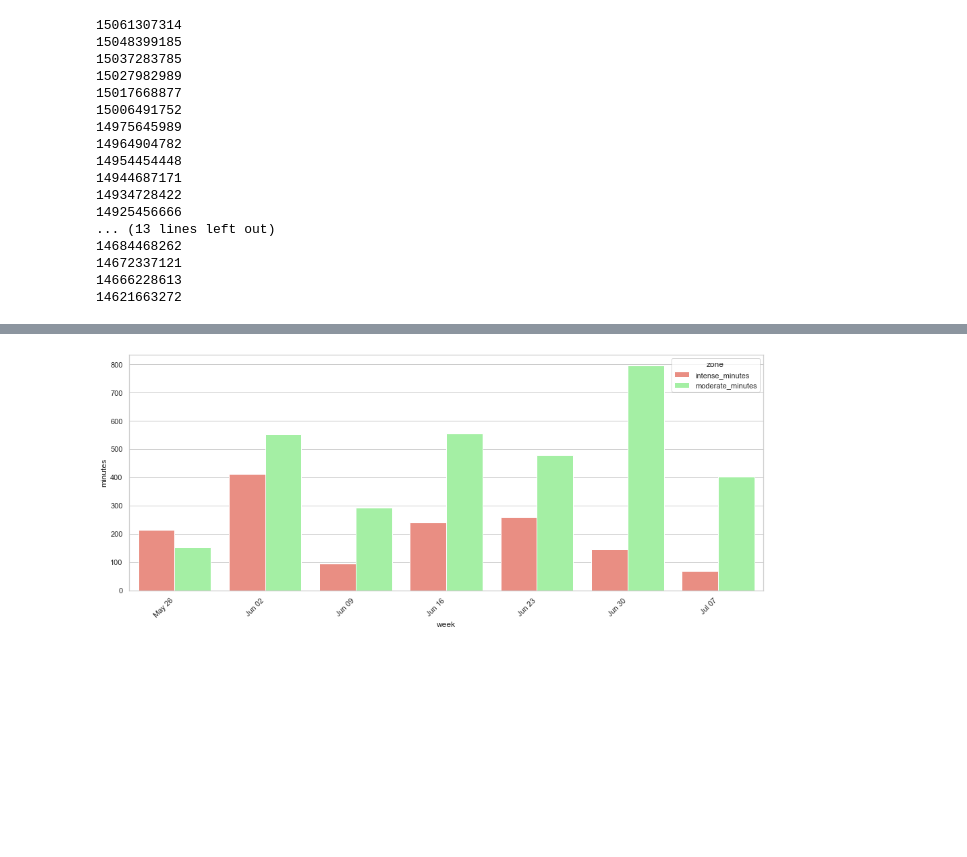
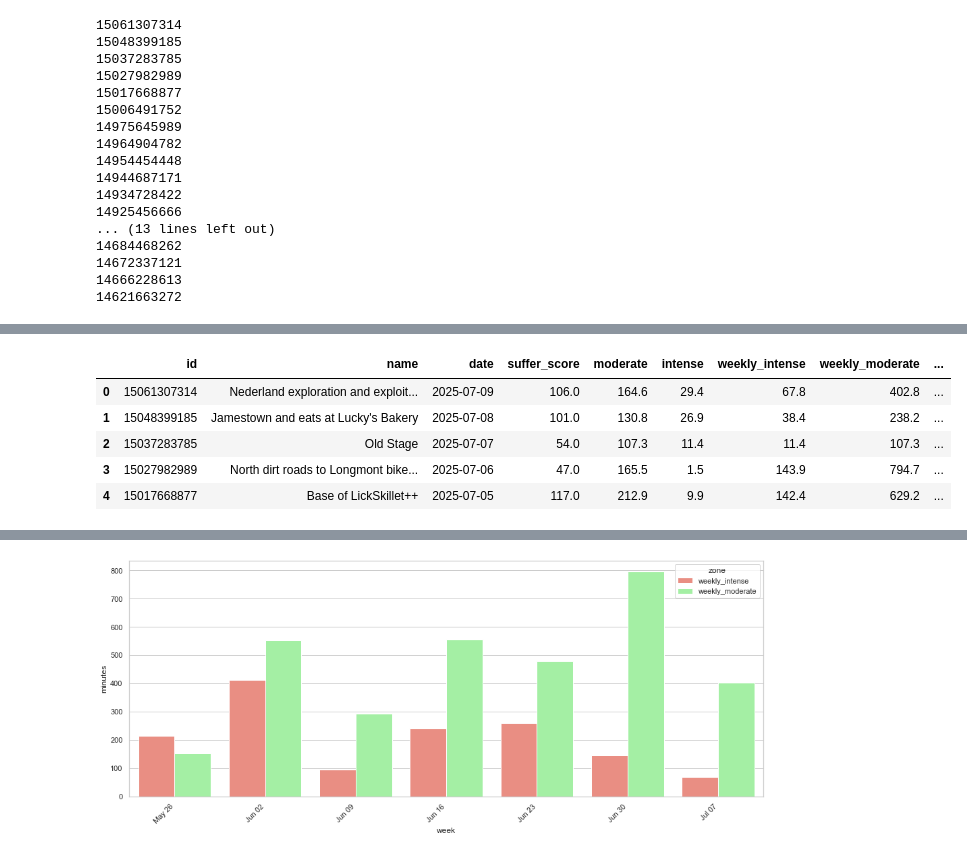
Before and after one commit to edterrell/healthy_heart, a Jupyter notebook: strava_API.ipynb, the cells around one changed output, grey strips where cells are left out. Drawn from its saved outputs; the diff is of its cells as text; code cells hidden in the pictures; blank space fills up the shorter version.

```diff
--- a/strava_API.ipynb
+++ b/strava_API.ipynb
@@ -197,10 +197,11 @@ strava_zone_df.head(5)
 temp = strava_zone_df.sort_values(['week_start', 'start_date'], ascending=[True, True])
 
 # Calculate cumulative sum within each week
-temp['intense_minutes'] = temp.groupby('week_start')['intense'].cumsum()
-
-# Merge cumulative sum back to original DataFrame order
-strava_zone_df = strava_zone_df.merge(
-    temp[['intense_minutes']],
-    left_index=True, right_index=True
+cumulative_cols = ['intense', 'moderate', 'suffer_score']
+cumulative_sums = (
+    temp
+    .groupby('week_start')[cumulative_cols]
+    .cumsum()
+    .add_prefix('weekly_')  # rename columns if needed
 )
+strava_zone_df = strava_zone_df.join(cumulative_sums)
@@ -231,3 +208,3 @@ strava_zone_df = strava_zone_df.merge(
 # %%
 hide_cols = ['id', 'name', 'date', 'suffer_score', 'moderate', 'intense',
-       'intense_minutes','moderate_minutes','suffer_score_week']
+       'weekly_intense','weekly_moderate','weekly_suffer_score']
@@ -241,0 +211,9 @@ strava_zone_df[hide_cols].head(4)
+# %%
+strava_zone_df[hide_cols].head()
+# %% [output]
+|  | id | name | date | suffer_score | moderate | intense | weekly_intense | weekly_moderate | ... |
+| 0 | 15061307314 | Nederland exploration and exploit... | 2025-07-09 | 106.0 | 164.6 | 29.4 | 67.8 | 402.8 | ... |
+| 1 | 15048399185 | Jamestown and eats at Lucky's Bakery | 2025-07-08 | 101.0 | 130.8 | 26.9 | 38.4 | 238.2 | ... |
+| 2 | 15037283785 | Old Stage | 2025-07-07 | 54.0 | 107.3 | 11.4 | 11.4 | 107.3 | ... |
+| 3 | 15027982989 | North dirt roads to Longmont bike... | 2025-07-06 | 47.0 | 165.5 | 1.5 | 143.9 | 794.7 | ... |
+| 4 | 15017668877 | Base of LickSkillet++ | 2025-07-05 | 117.0 | 212.9 | 9.9 | 142.4 | 629.2 | ... |
```
Also changed, not shown: parts of 11 cells of this notebook.
